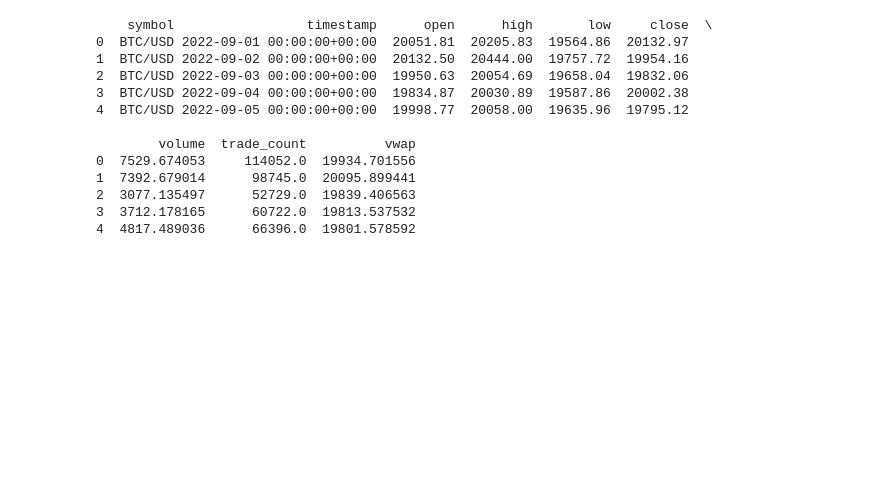
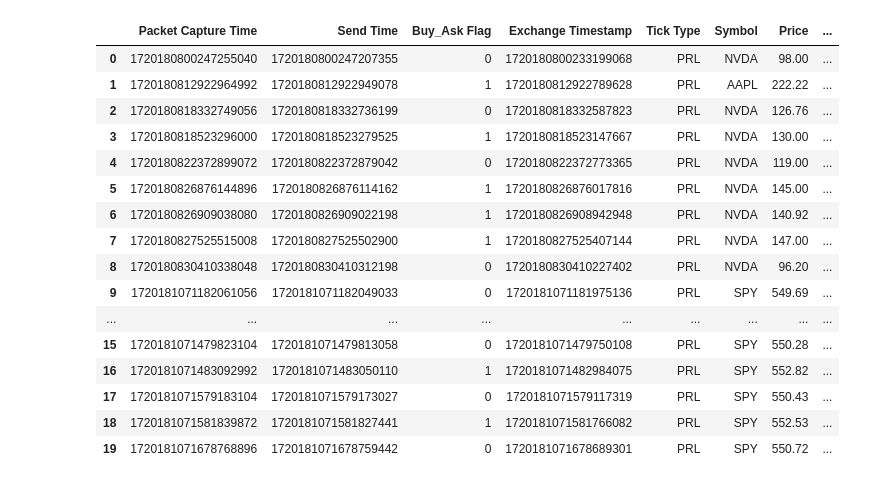
Before and after one commit to achrafzahid/Kairos, a Jupyter notebook: code/brain/src/tests.ipynb, the cells around one changed output. Drawn from its saved outputs; the diff is of its cells as text; code cells hidden in the pictures; blank space fills up the shorter version.

```diff
--- a/code/brain/src/tests.ipynb
+++ b/code/brain/src/tests.ipynb
@@ -1,43 +1,24 @@
 # %%
-import os
-from alpaca.data.historical import CryptoHistoricalDataClient
-from alpaca.data.requests import CryptoBarsRequest
-from alpaca.data.timeframe import TimeFrame
-from datetime import datetime
+import pandas as pd
 
-# Load the .env file into the system environment
+df1 = pd.read_csv("/home/ash/Desktop/kairos/code/brain/src/parsed/data_feeds_20240705_20240705_IEXTP1_DEEP1.0_prl.csv")
 
-# Use os.getenv() to retrieve them
-api_key = os.getenv("APCA_API_KEY_ID")
-secret_key = os.getenv("APCA_API_SECRET_KEY")
-
-# 1. Initialize the Client with your credentials
-client = CryptoHistoricalDataClient(api_key, secret_key)
-
-# 2. Creating request object
-request_params = CryptoBarsRequest(
-    symbol_or_symbols=["BTC/USD"],
-    timeframe=TimeFrame.Day,
-    start=datetime(2022, 9, 1),
-    end=datetime(2022, 9, 7)
-)
-
-# 3. Retrieve data using the client
-btc_bars = client.get_crypto_bars(request_params)
-
-# 4. Convert to dataframe
-print(btc_bars.df.reset_index().head())
+df1.head(20)
 # %% [output]
-    symbol                 timestamp      open      high       low     close  \
-0  BTC/USD 2022-09-01 00:00:00+00:00  20051.81  20205.83  19564.86  20132.97
-1  BTC/USD 2022-09-02 00:00:00+00:00  20132.50  20444.00  19757.72  19954.16
-2  BTC/USD 2022-09-03 00:00:00+00:00  19950.63  20054.69  19658.04  19832.06
-3  BTC/USD 2022-09-04 00:00:00+00:00  19834.87  20030.89  19587.86  20002.38
-4  BTC/USD 2022-09-05 00:00:00+00:00  19998.77  20058.00  19635.96  19795.12
-
-        volume  trade_count          vwap
-0  7529.674053     114052.0  19934.701556
-1  7392.679014      98745.0  20095.899441
-2  3077.135497      52729.0  19839.406563
-3  3712.178165      60722.0  19813.537532
-4  4817.489036      66396.0  19801.578592
+|  | Packet Capture Time | Send Time | Buy_Ask Flag | Exchange Timestamp | Tick Type | Symbol | Price | ... |
+| 0 | 1720180800247255040 | 1720180800247207355 | 0 | 1720180800233199068 | PRL | NVDA | 98.00 | ... |
+| 1 | 1720180812922964992 | 1720180812922949078 | 1 | 1720180812922789628 | PRL | AAPL | 222.22 | ... |
+| 2 | 1720180818332749056 | 1720180818332736199 | 0 | 1720180818332587823 | PRL | NVDA | 126.76 | ... |
+| 3 | 1720180818523296000 | 1720180818523279525 | 1 | 1720180818523147667 | PRL | NVDA | 130.00 | ... |
+| 4 | 1720180822372899072 | 1720180822372879042 | 0 | 1720180822372773365 | PRL | NVDA | 119.00 | ... |
+| 5 | 1720180826876144896 | 1720180826876114162 | 1 | 1720180826876017816 | PRL | NVDA | 145.00 | ... |
+| 6 | 1720180826909038080 | 1720180826909022198 | 1 | 1720180826908942948 | PRL | NVDA | 140.92 | ... |
+| 7 | 1720180827525515008 | 1720180827525502900 | 1 | 1720180827525407144 | PRL | NVDA | 147.00 | ... |
+| 8 | 1720180830410338048 | 1720180830410312198 | 0 | 1720180830410227402 | PRL | NVDA | 96.20 | ... |
+| 9 | 1720181071182061056 | 1720181071182049033 | 0 | 1720181071181975136 | PRL | SPY | 549.69 | ... |
+| ... | ... | ... | ... | ... | ... | ... | ... | ... |
+| 15 | 1720181071479823104 | 1720181071479813058 | 0 | 1720181071479750108 | PRL | SPY | 550.28 | ... |
+| 16 | 1720181071483092992 | 1720181071483050110 | 1 | 1720181071482984075 | PRL | SPY | 552.82 | ... |
+| 17 | 1720181071579183104 | 1720181071579173027 | 0 | 1720181071579117319 | PRL | SPY | 550.43 | ... |
+| 18 | 1720181071581839872 | 1720181071581827441 | 1 | 1720181071581766082 | PRL | SPY | 552.53 | ... |
+| 19 | 1720181071678768896 | 1720181071678759442 | 0 | 1720181071678689301 | PRL | SPY | 550.72 | ... |
```
Also changed, not shown: parts of 13 cells of this notebook, 10 other files.
